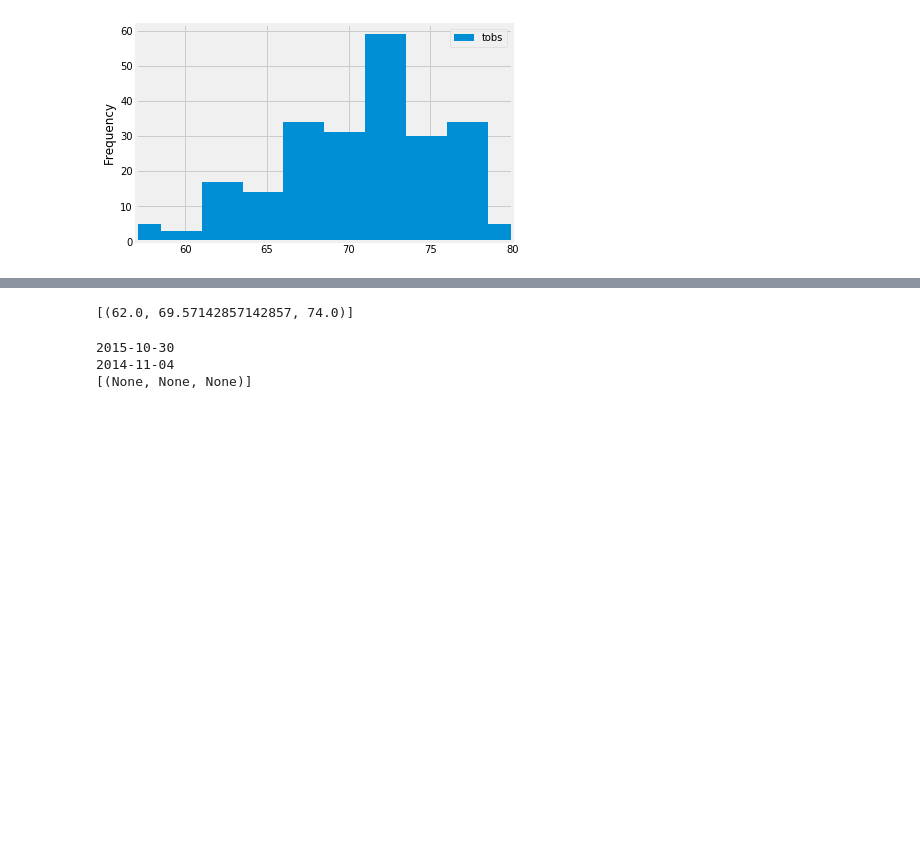
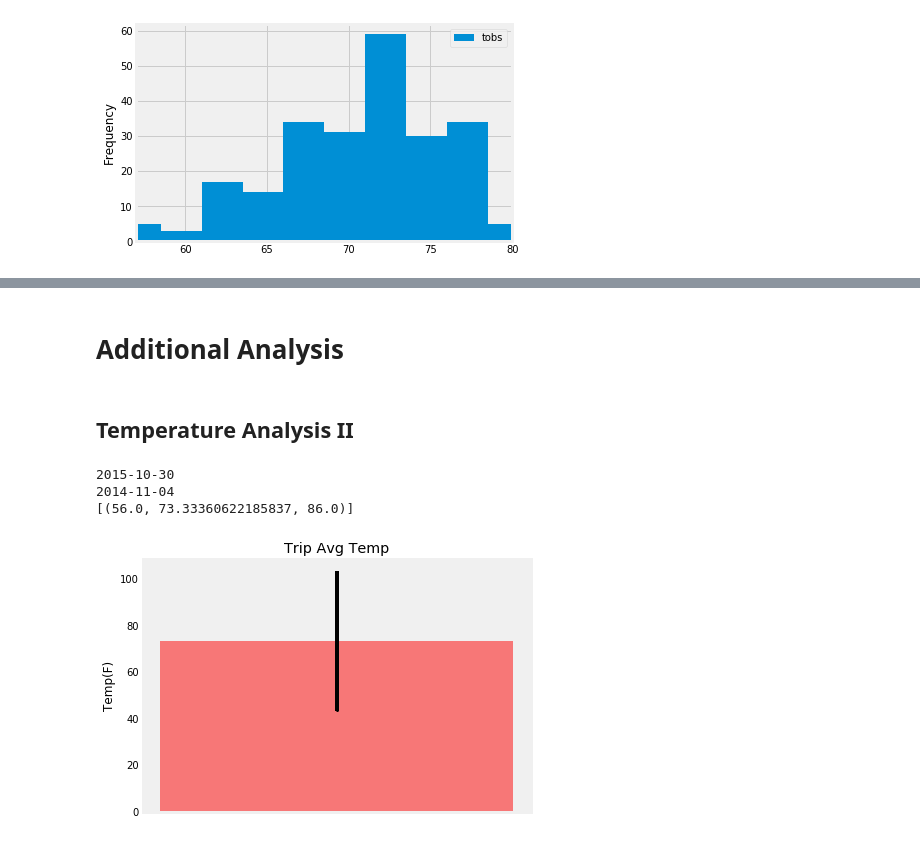
Before and after one commit to manoelbritto/Climate-Analysis, a Jupyter notebook: climate_starter.ipynb, the cells around one changed output, grey strips where cells are left out. Drawn from its saved outputs; the diff is of its cells as text; code cells hidden in the pictures; blank space fills up the shorter version.

Commit message:
including analysis

```diff
--- a/climate_starter.ipynb
+++ b/climate_starter.ipynb
@@ -192,3 +190,7 @@ plt.xlim(57,80)
+# %% [markdown]
+# Additional Analysis
+# %% [markdown]
+## Temperature Analysis II
 # %%
 # This function called `calc_temps` will accept start date and end date in the format '%Y-%m-%d'
 # and return the minimum, average, and maximum temperatures for that range of dates
@@ -207,22 +209,38 @@ def calc_temps(start_date, end_date):
         filter(Measurement.date >= start_date).filter(Measurement.date <= end_date).all()
 
 # function usage example
-print(calc_temps('2012-02-28', '2012-03-05'))
+#print(calc_temps('2012-02-28', '2012-03-05'))
-# %% [output]
-[(62.0, 69.57142857142857, 74.0)]
 # %%
 # Use your previous function `calc_temps` to calculate the tmin, tavg, and tmax
 # for your trip using the previous year's data for those same dates.
 print(most_recent_date[0])
 print(month_12_ago.date())
 
-print(calc_temps(str(most_recent_date[0]), str(month_12_ago.date())))
+print(calc_temps(str(month_12_ago.date()),str(most_recent_date[0])))
 # %% [output]
 2015-10-30
 2014-11-04
-[(None, None, None)]
+[(56.0, 73.33360622185837, 86.0)]
 # %%
 # Plot the results from your previous query as a bar chart.
 # Use "Trip Avg Temp" as your Title
 # Use the average temperature for the y value
 # Use the peak-to-peak (tmax-tmin) value as the y error bar (yerr)
+all_values = calc_temps(str(month_12_ago.date()),str(most_recent_date[0]))
+
+avg_value = [x[1] for x in all_values]
+min_value = [x[0] for x in all_values]
+max_value = [x[2] for x in all_values]
+peak_to_peak = [max_value[0]-min_value[0]]
+
+#print(peak_to_peak)
+
+plt.bar(1,avg_value, yerr=peak_to_peak, color='red',alpha=0.5, ecolor='black', capsize=1)
+plt.tight_layout()
+plt.title("Trip Avg Temp")
+plt.ylabel("Temp(F)")
+plt.grid()
+plt.xticks([])
+plt.show()
+# %% [output]
+[figure, added]
```
Also changed, not shown: parts of 2 cells of this notebook.
